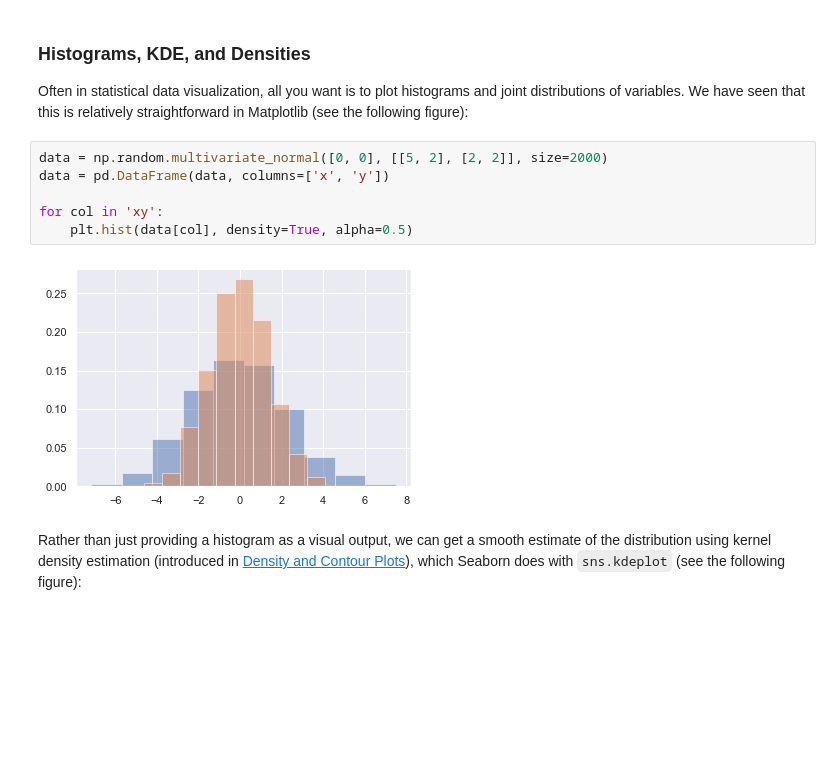
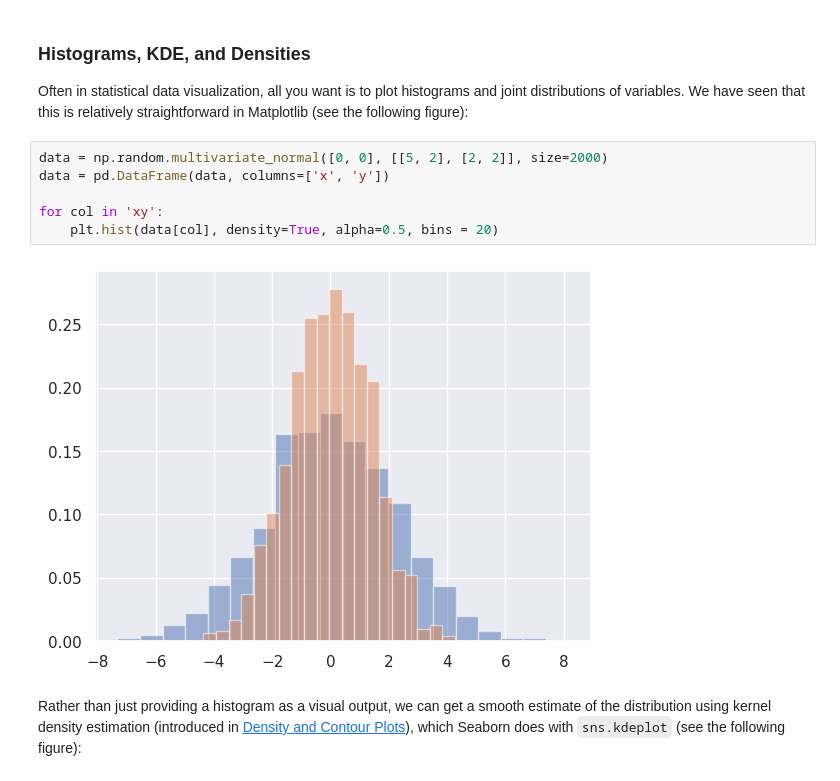
Before and after one commit to bertramwooster/PythonDataScienceHandbook, a Jupyter notebook: notebooks/04.14-Visualization-With-Seaborn.ipynb, the cells around one changed output. Saved outputs shown, nothing was run; the diff lists cells and outputs as text; blank space fills up the shorter version.

```diff
--- a/notebooks/04.14-Visualization-With-Seaborn.ipynb
+++ b/notebooks/04.14-Visualization-With-Seaborn.ipynb
@@ -36,11 +36,11 @@ We have seen that this is relatively straightforward in Matplotlib (see the foll
 # %%
 data = np.random.multivariate_normal([0, 0], [[5, 2], [2, 2]], size=2000)
 data = pd.DataFrame(data, columns=['x', 'y'])
 
 for col in 'xy':
-    plt.hist(data[col], density=True, alpha=0.5)
+    plt.hist(data[col], density=True, alpha=0.5, bins = 20)
 # %% [output]
-[figure, old version]
+[figure, new version]
 # %% [markdown]
 Rather than just providing a histogram as a visual output, we can get a smooth estimate of the distribution using kernel density estimation (introduced in [Density and Contour Plots](04.04-Density-and-Contour-Plots.ipynb)), which Seaborn does with ``sns.kdeplot`` (see the following figure):
 # %%
```
Also changed, not shown: parts of 6 cells of this notebook.
